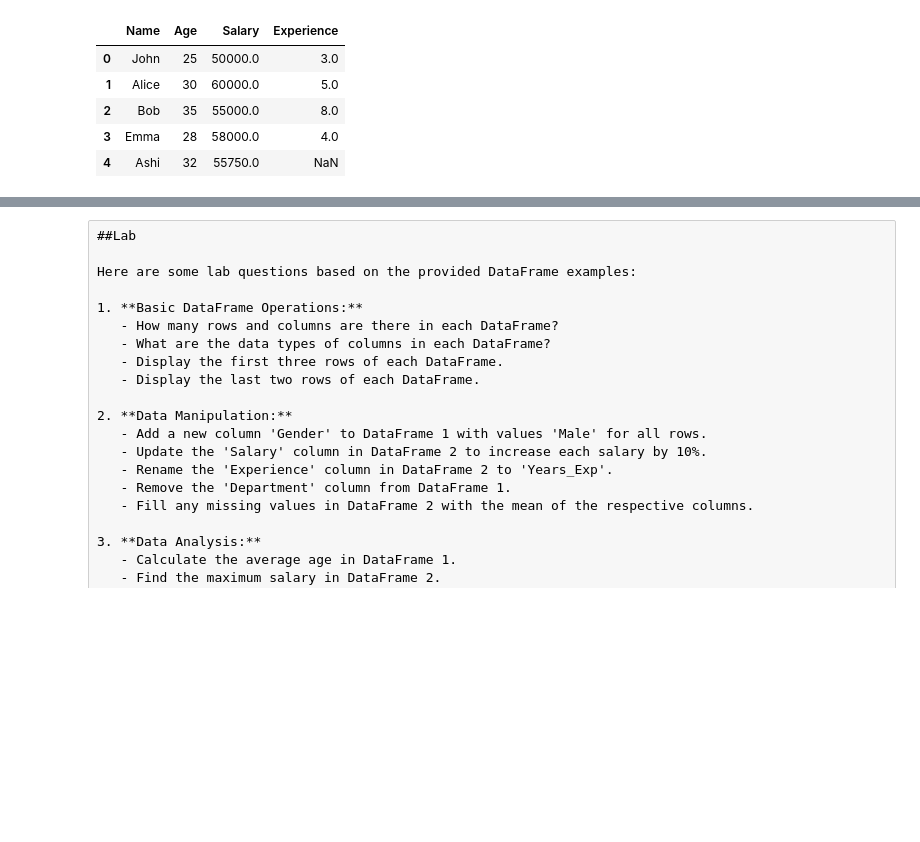
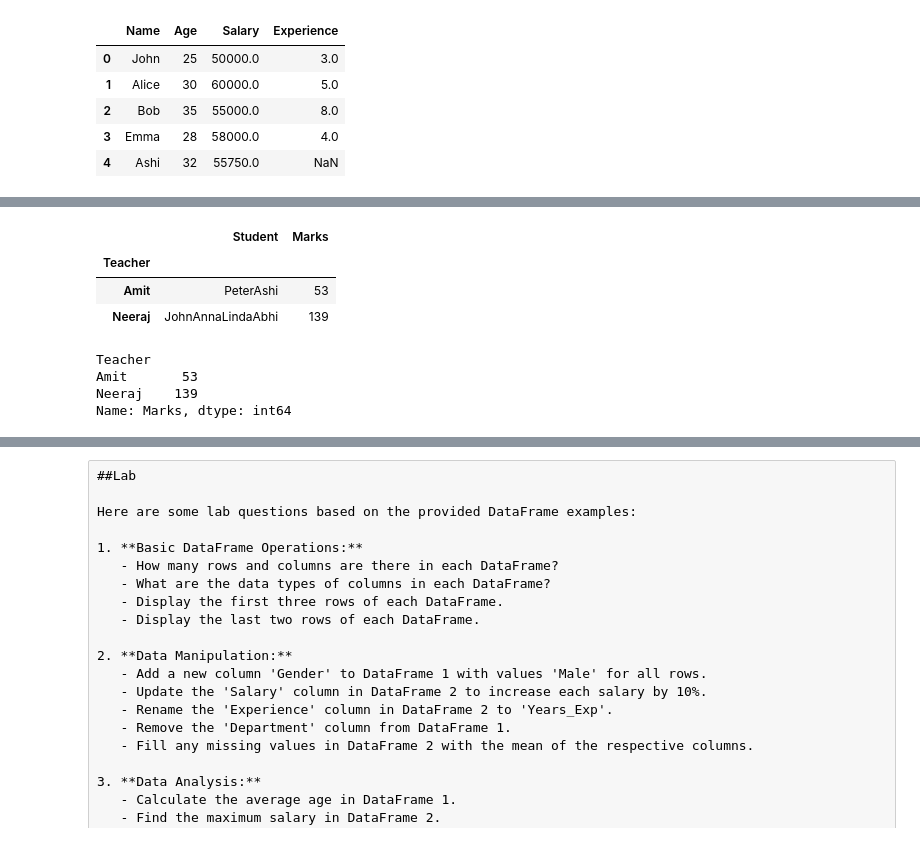
Before and after one commit to p4r1t05h/Machine_Learning_Training, a Jupyter notebook: 4_2_Data Manipulation using Pandas.ipynb, the cells around one changed output, grey strips where cells are left out. Drawn from its saved outputs; the diff is of its cells as text; code cells hidden in the pictures; blank space fills up the shorter version.

```diff
--- a/4_2_Data Manipulation using Pandas.ipynb
+++ b/4_2_Data Manipulation using Pandas.ipynb
@@ -370,6 +386,6 @@ df3
 # %%
-print("\n11. Grouping DataFrame 3 by 'Department':")
-grouped = df3.groupby('Department')
-for department, group in grouped:
-    print(f"\nDepartment: {department}")
+print("\n11. Grouping DataFrame 3 by 'Teacher':")
+grouped = df.groupby('Teacher')
+for teacher, group in grouped:
+    print(f"\Teacher: {teacher}")
     print(group)
@@ -375,0 +404,14 @@ for department, group in grouped:
+# %%
+grouped.sum()
+# %% [output]
+|  | Student | Marks |
+| Teacher |  |  |
+| Amit | PeterAshi | 53 |
+| Neeraj | JohnAnnaLindaAbhi | 139 |
+# %%
+df.groupby('Teacher')['Marks'].sum()
+# %% [output]
+Teacher
+Amit       53
+Neeraj    139
+Name: Marks, dtype: int64
```
Also changed, not shown: parts of 5 cells of this notebook, 5 other files.
